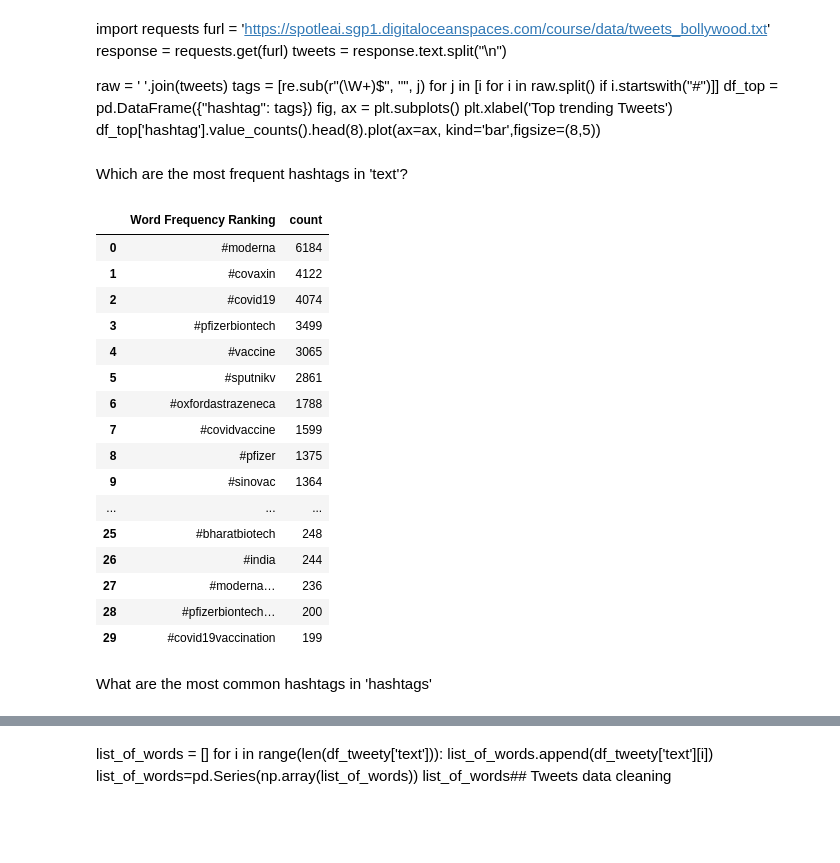
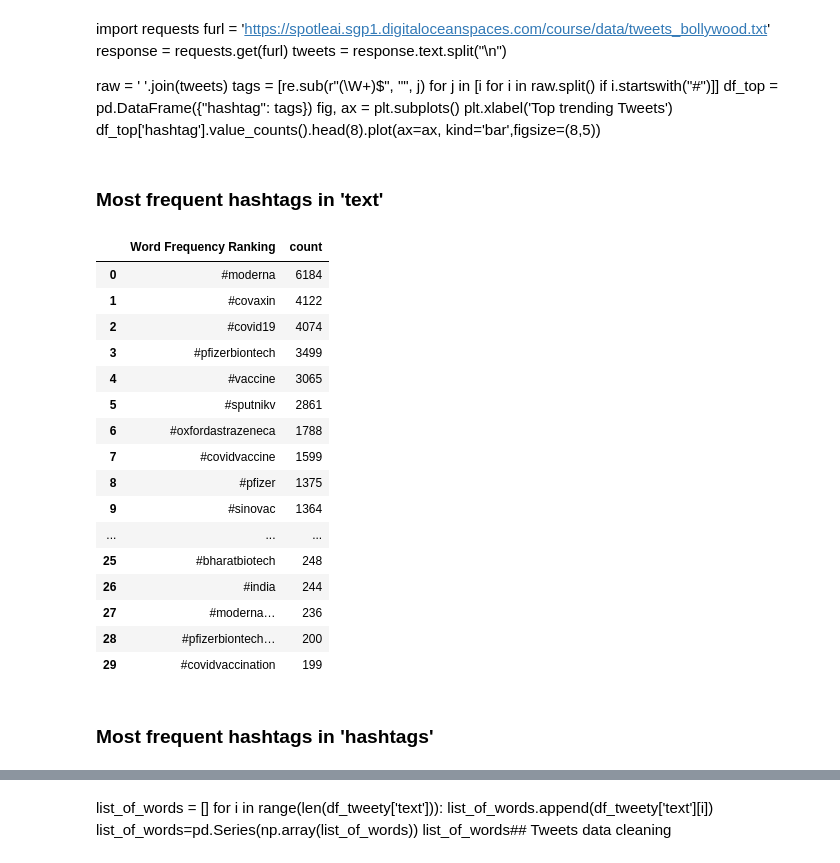
Before and after one commit to BiBa-01/Capstone_Covid, a Jupyter notebook: FirstLookTweety.ipynb, the cells around one changed output, grey strips where cells are left out. Drawn from its saved outputs; the diff is of its cells as text; code cells hidden in the pictures; blank space fills up the shorter version.

Commit message:
Tweets erste Analyse und Bereinigung

```diff
--- a/FirstLookTweety.ipynb
+++ b/FirstLookTweety.ipynb
@@ -244,34 +243,32 @@ fig, ax = plt.subplots()
 plt.xlabel('Top trending Tweets')
 df_top['hashtag'].value_counts().head(8).plot(ax=ax, kind='bar',figsize=(8,5))
 # %% [markdown]
-Which are the most frequent hashtags in 'text'?
+### Most frequent hashtags in 'text'
 # %%
 tweet_words_hasht = []
 for line in list(df_tweety['text']):
     words = line.split()
     for word in words:
         if '#' in word:
             tweet_words_hasht.append(word.lower())
 tweet_words_hasht=pd.Series(np.array(tweet_words_hasht))
-frequency_ranking = tweet_words.value_counts()[:30].rename_axis('Word Frequency Ranking').reset_index(name='count')
+frequency_ranking = tweet_words_hasht.value_counts()[:30].rename_axis('Word Frequency Ranking').reset_index(name='count')
 frequency_ranking
 # %% [output]
 |  | Word Frequency Ranking | count |
 | 0 | #moderna | 6184 |
 | 1 | #covaxin | 4122 |
 | 2 | #covid19 | 4074 |
 | 3 | #pfizerbiontech | 3499 |
 | 4 | #vaccine | 3065 |
 | 5 | #sputnikv | 2861 |
 | 6 | #oxfordastrazeneca | 1788 |
 | 7 | #covidvaccine | 1599 |
 | 8 | #pfizer | 1375 |
 | 9 | #sinovac | 1364 |
 | ... | ... | ... |
 | 25 | #bharatbiotech | 248 |
 | 26 | #india | 244 |
 | 27 | #moderna… | 236 |
 | 28 | #pfizerbiontech… | 200 |
-| 29 | #covid19vaccination | 199 |
+| 29 | #covidvaccination | 199 |
-# %% [markdown]
-What are the most common hashtags in 'hashtags'
@@ -298,3 +275,5 @@ all_hashtags=pd.Series(np.array(all_hashtags))
+# %% [markdown]
+### Most frequent hashtags in 'hashtags'
 # %%
 list_of_words = []
 for i in range(len(df_tweety['text'])):
```
Also changed, not shown: parts of 8 cells of this notebook.
